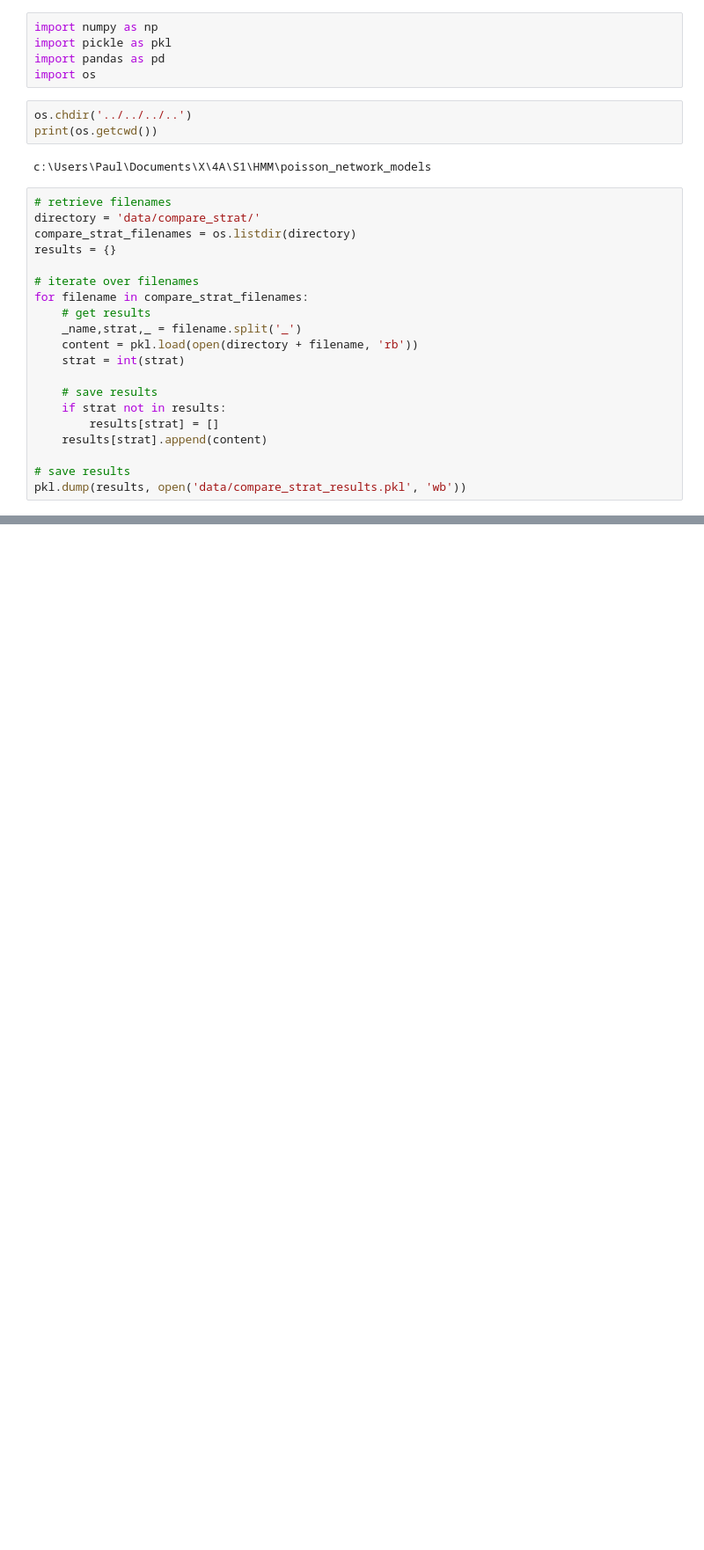
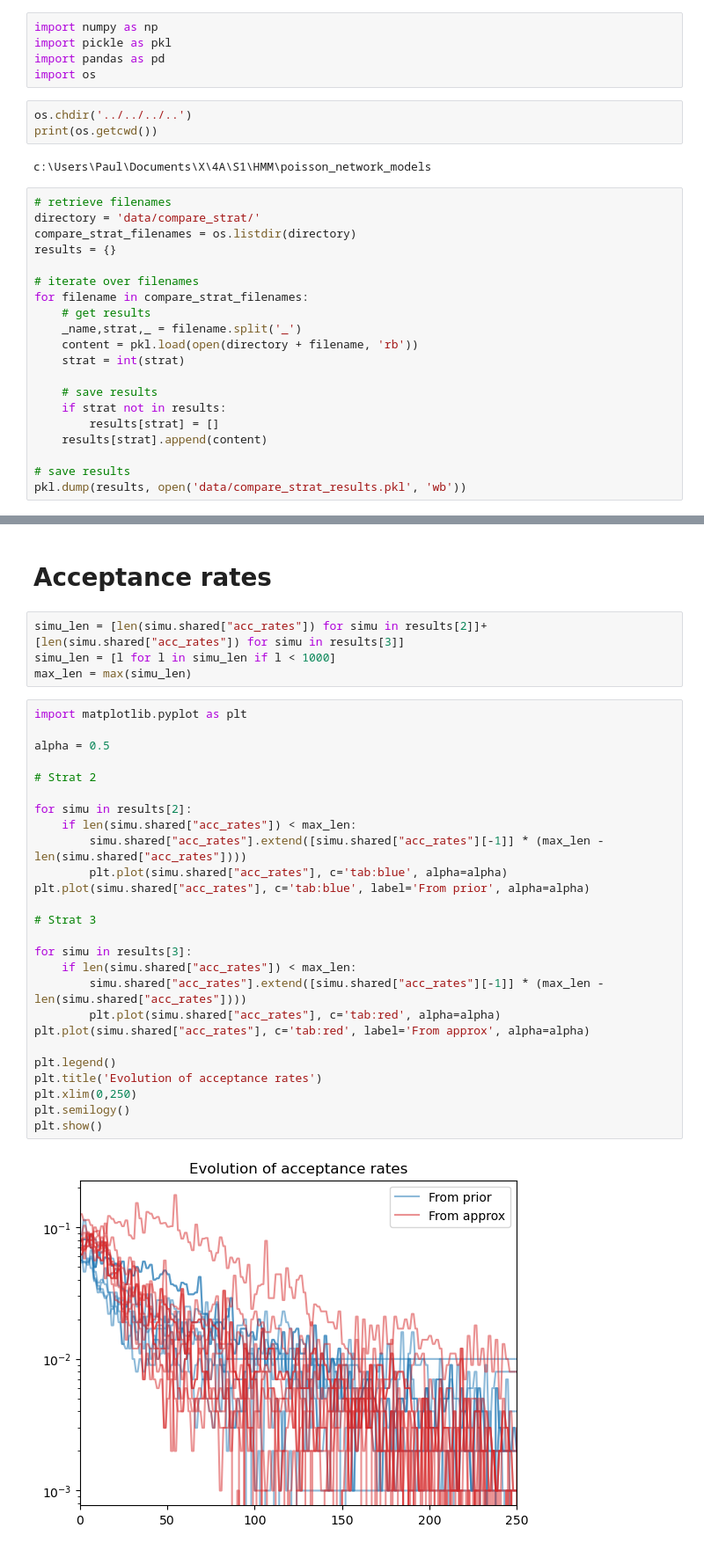
Before and after one commit to DanielBonnery/poisson_network_models, a Jupyter notebook: src/smc_2324_project/experiments/compare_strat/plot_results.ipynb, the cells around one changed output, grey strips where cells are left out. Shown at 88% size. Saved outputs shown, nothing was run; the diff lists cells and outputs as text; blank space fills up the shorter version.

```diff
--- a/src/smc_2324_project/experiments/compare_strat/plot_results.ipynb
+++ b/src/smc_2324_project/experiments/compare_strat/plot_results.ipynb
@@ -57,3 +57,37 @@ plt.title('Evolution of exponents')
 plt.show()
 # %% [output]
 [figure]
+# %% [markdown]
+# Acceptance rates
+# %%
+simu_len = [len(simu.shared["acc_rates"]) for simu in results[2]]+[len(simu.shared["acc_rates"]) for simu in results[3]]
+simu_len = [l for l in simu_len if l < 1000]
+max_len = max(simu_len)
+# %%
+import matplotlib.pyplot as plt
+
+alpha = 0.5
+
+# Strat 2
+
+for simu in results[2]:
+    if len(simu.shared["acc_rates"]) < max_len:
+        simu.shared["acc_rates"].extend([simu.shared["acc_rates"][-1]] * (max_len - len(simu.shared["acc_rates"])))
+        plt.plot(simu.shared["acc_rates"], c='tab:blue', alpha=alpha)
+plt.plot(simu.shared["acc_rates"], c='tab:blue', label='From prior', alpha=alpha)
+
+# Strat 3
+
+for simu in results[3]:
+    if len(simu.shared["acc_rates"]) < max_len:
+        simu.shared["acc_rates"].extend([simu.shared["acc_rates"][-1]] * (max_len - len(simu.shared["acc_rates"])))
+        plt.plot(simu.shared["acc_rates"], c='tab:red', alpha=alpha)
+plt.plot(simu.shared["acc_rates"], c='tab:red', label='From approx', alpha=alpha)
+
+plt.legend()
+plt.title('Evolution of acceptance rates')
+plt.xlim(0,250)
+plt.semilogy()
+plt.show()
+# %% [output]
+[figure, added]
```
Also changed, not shown: parts of 2 cells of this notebook, 4 other files.
